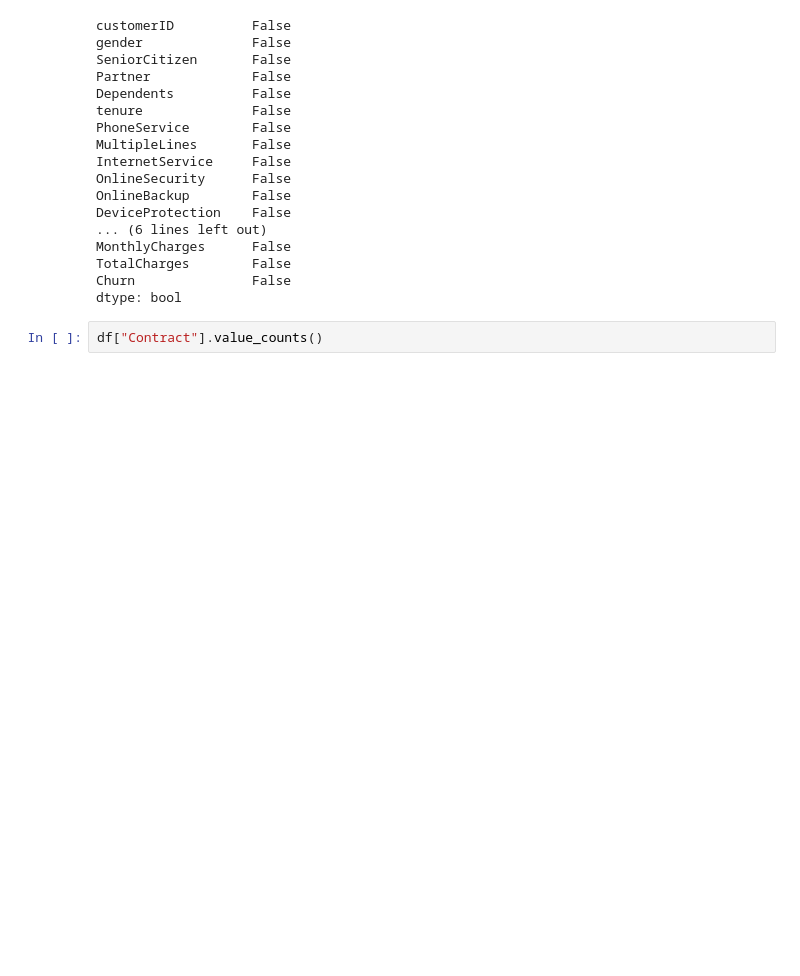
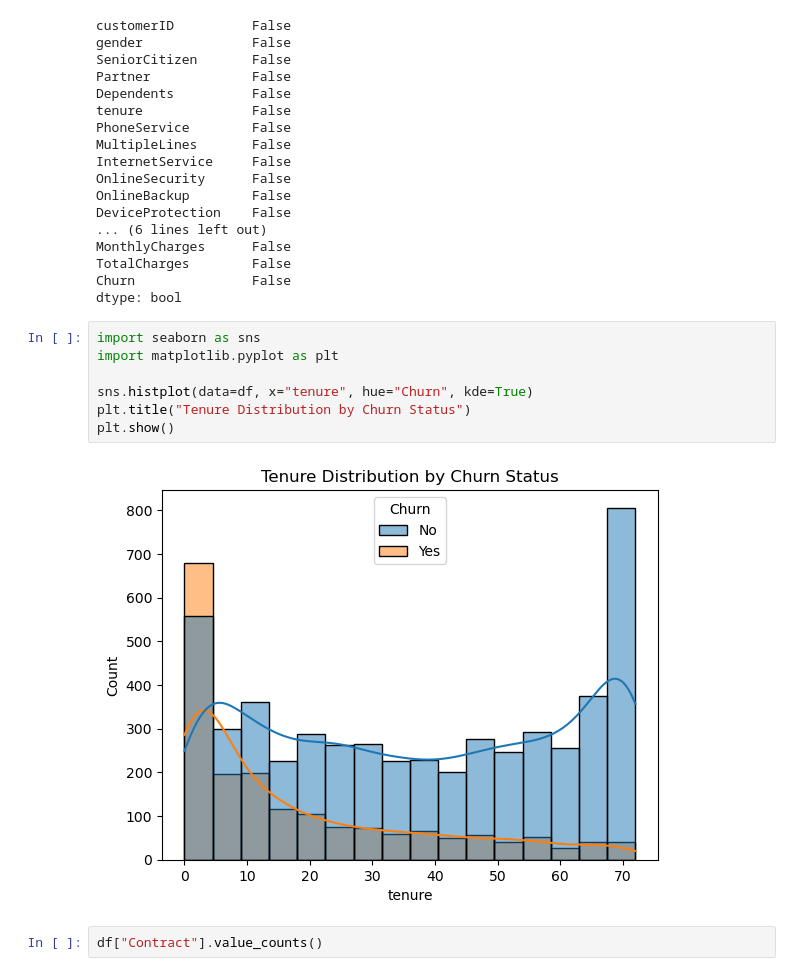
Before and after one commit to JulianAdarme/customer-churn-prediction, a Jupyter notebook: CustomerChurn.ipynb, the cells around one changed output. Drawn from its saved outputs; the diff is of its cells as text; blank space fills up the shorter version.

```diff
--- a/CustomerChurn.ipynb
+++ b/CustomerChurn.ipynb
@@ -126,6 +114,15 @@ MonthlyCharges      False
 TotalCharges        False
 Churn               False
 dtype: bool
+# %%
+import seaborn as sns
+import matplotlib.pyplot as plt
+
+sns.histplot(data=df, x="tenure", hue="Churn", kde=True)
+plt.title("Tenure Distribution by Churn Status")
+plt.show()
+# %% [output]
+[figure, added]
 # %%
 df["Contract"].value_counts()
 # %% [output]
```
Also changed, not shown: parts of 23 cells of this notebook.
